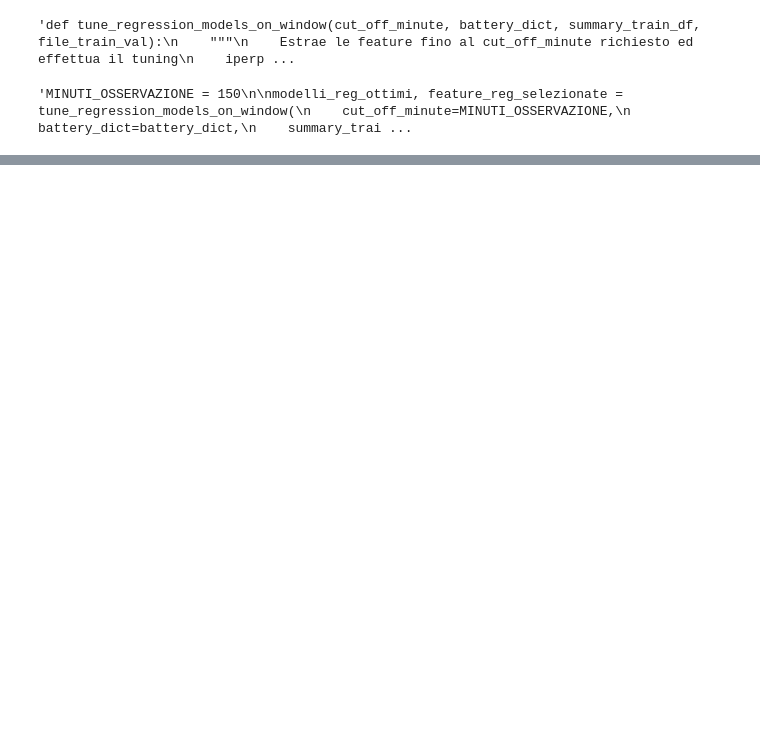
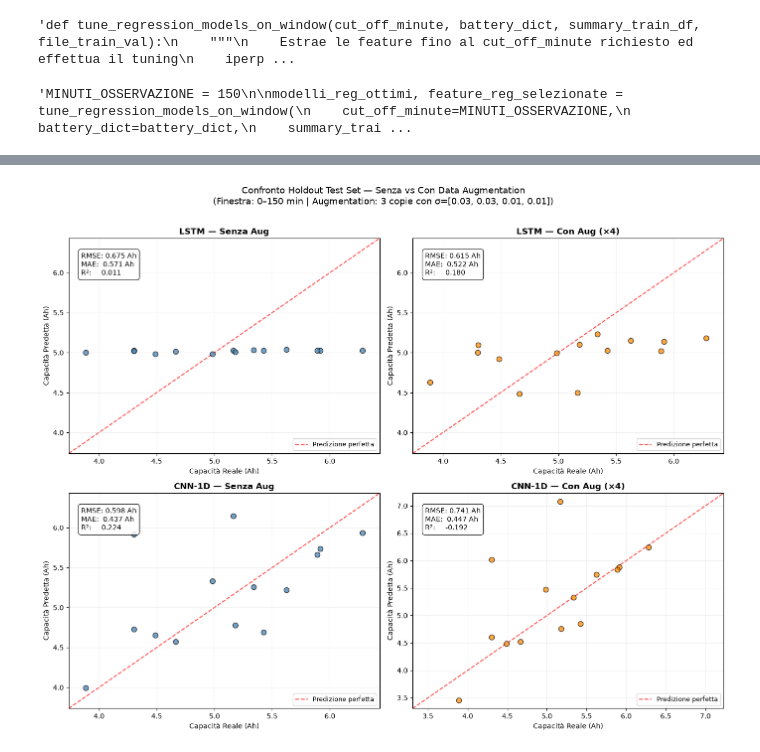
Before and after one commit to sforin/BatteryPrediction_FAI, a Jupyter notebook: notebook.ipynb, the cells around one changed output, grey strips where cells are left out. Drawn from its saved outputs; the diff is of its cells as text; code cells hidden in the pictures; blank space fills up the shorter version.

```diff
--- a/notebook.ipynb
+++ b/notebook.ipynb
@@ -1192,0 +1792,71 @@ plt.show()
+# %%
+
+# ======================================================================
+# CONFRONTO FINALE: Senza Augmentation vs Con Augmentation
+# 2 righe × 2 colonne:
+#   riga 1 = LSTM  (no aug | aug)
+#   riga 2 = CNN-1D (no aug | aug)
+# ======================================================================
+fig, axes = plt.subplots(2, 2, figsize=(14, 11))
+configs = [
+    ("LSTM",   test_predictions,     metriche_finali, "Senza Aug"),
+    ("LSTM",   test_predictions_aug, metriche_aug,    f"Con Aug (×{AUG_N_COPIES+1})"),
+    ("CNN-1D", test_predictions,     metriche_finali, "Senza Aug"),
+    ("CNN-1D", test_predictions_aug, metriche_aug,    f"Con Aug (×{AUG_N_COPIES+1})"),
+]
+
+for (name, preds_dict, metrics_dict, label), ax in zip(configs, axes.flatten()):
+    y_pred = preds_dict[name]
+    m      = metrics_dict[name]
+
+    ax.scatter(y_test_dl, y_pred, alpha=0.75, edgecolors='k', s=55,
+               color='steelblue' if 'Senza' in label else 'darkorange')
+
+    lims = [min(y_test_dl.min(), y_pred.min()) - 0.15,
+            max(y_test_dl.max(), y_pred.max()) + 0.15]
+    ax.plot(lims, lims, 'r--', alpha=0.7, zorder=0, label='Predizione perfetta')
+
+    ax.set_title(f"{name} — {label}", fontsize=12, fontweight='bold')
+    ax.set_xlabel("Capacità Reale (Ah)")
+    ax.set_ylabel("Capacità Predetta (Ah)")
+    ax.set_xlim(lims); ax.set_ylim(lims)
+    ax.grid(True, alpha=0.2)
+    ax.text(0.04, 0.83,
+            f"RMSE: {m['RMSE']:.3f} Ah\nMAE:  {m['MAE']:.3f} Ah\nR²:     {m['R2']:.3f}",
+            transform=ax.transAxes, fontsize=10,
+            bbox=dict(facecolor='white', alpha=0.85, boxstyle='round,pad=0.4'))
+    ax.legend(loc='lower right', fontsize=9)
+
+plt.suptitle(
+    f"Confronto Holdout Test Set — Senza vs Con Data Augmentation\n"
+    f"(Finestra: 0–{CUT_OFF_DL} min | Augmentation: {AUG_N_COPIES} copie con σ={AUG_NOISE_SIGMAS})",
+    fontsize=13, y=1.01
+)
+plt.tight_layout()
+plt.show()
+
+# ------ Tabella riassuntiva ------
+rows = []
+for name in ["LSTM", "CNN-1D"]:
+    for label, md in [("No Aug", metriche_finali), (f"Aug ×{AUG_N_COPIES+1}", metriche_aug)]:
+        m = md[name]
+        rows.append({"Modello": name, "Training": label,
+                     "RMSE (Ah)": round(m['RMSE'], 4),
+                     "MAE (Ah)":  round(m['MAE'],  4),
+                     "R²":        round(m['R2'],   4)})
+
+df_confronto = pd.DataFrame(rows)
+print("\n" + "="*65)
+print(" TABELLA COMPARATIVA — No Augmentation vs Data Augmentation")
+print("="*65)
+print(df_confronto.to_string(index=False))
+print("="*65)
+delta_rmse_lstm  = metriche_finali["LSTM"]["RMSE"]   - metriche_aug["LSTM"]["RMSE"]
+delta_rmse_cnn   = metriche_finali["CNN-1D"]["RMSE"] - metriche_aug["CNN-1D"]["RMSE"]
+delta_r2_lstm    = metriche_aug["LSTM"]["R2"]        - metriche_finali["LSTM"]["R2"]
+delta_r2_cnn     = metriche_aug["CNN-1D"]["R2"]      - metriche_finali["CNN-1D"]["R2"]
+print(f"\nDelta RMSE (positivo = miglioramento con aug):")
+print(f"  LSTM:   {delta_rmse_lstm:+.4f} Ah  |  ΔR²: {delta_r2_lstm:+.4f}")
+print(f"  CNN-1D: {delta_rmse_cnn:+.4f} Ah  |  ΔR²: {delta_r2_cnn:+.4f}")
+# %% [output]
+[figure, added]
```
Also changed, not shown: parts of 28 cells of this notebook.
